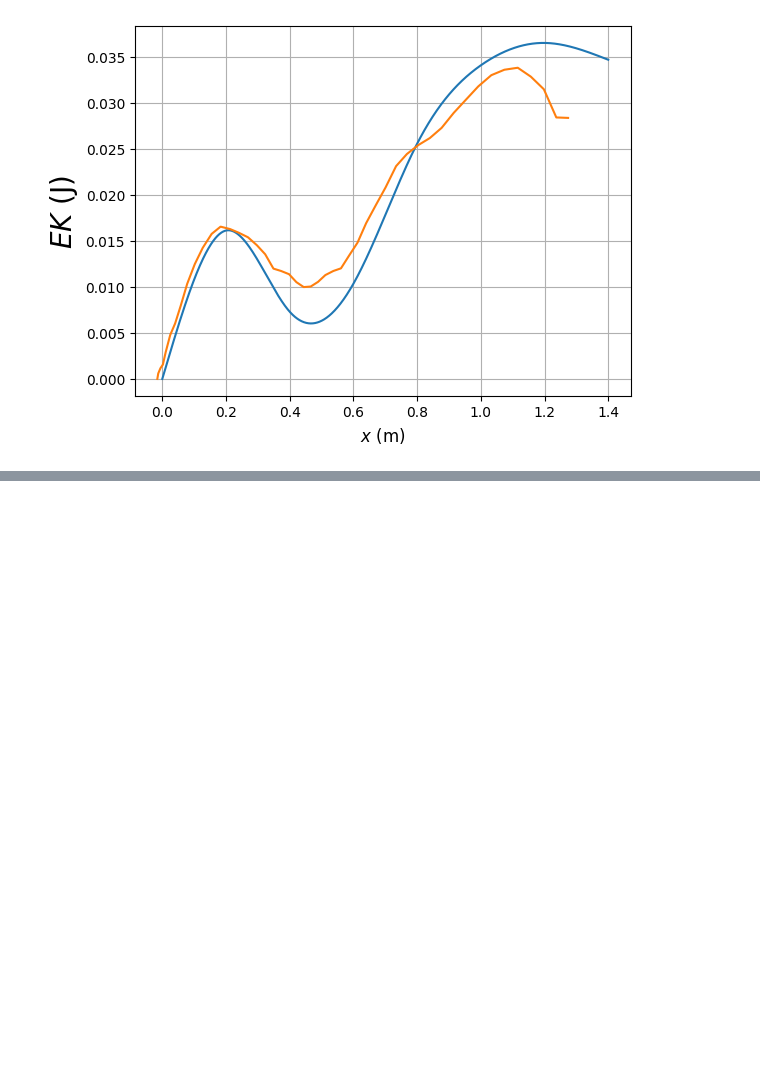
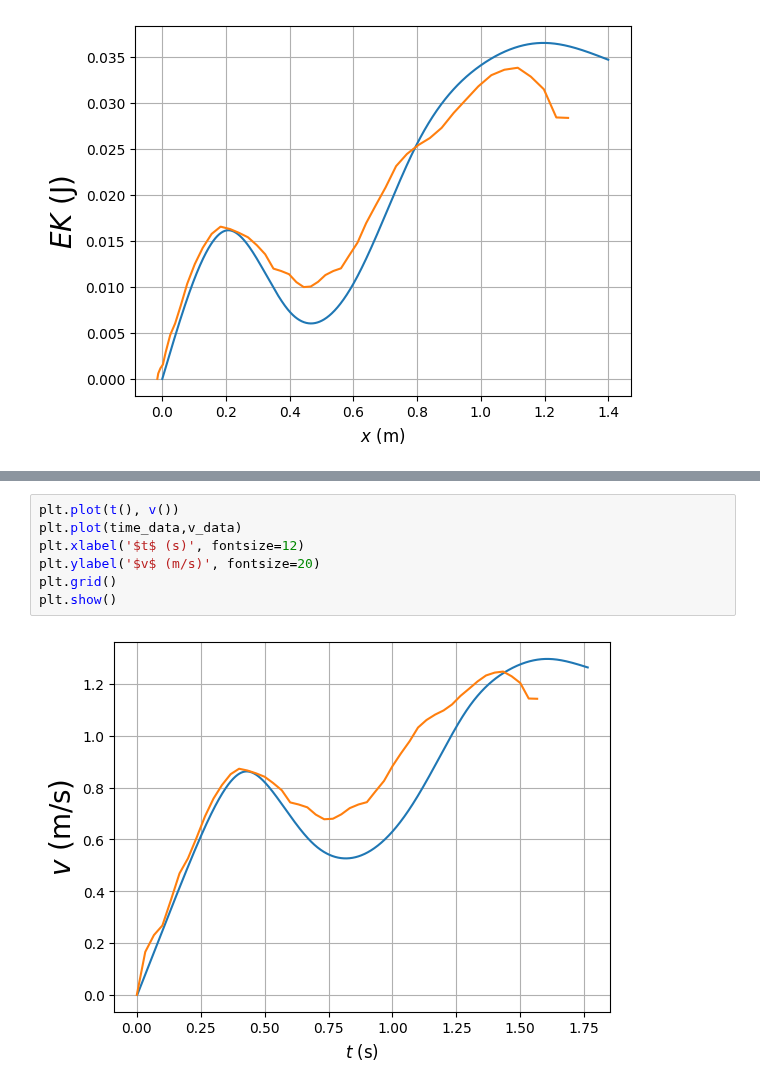
Before and after one commit to KSkrede/FysikkLab, a Jupyter notebook: FysikkLab.ipynb, the cells around one changed output, grey strips where cells are left out. Drawn from its saved outputs; the diff is of its cells as text; blank space fills up the shorter version.

Commit message:
Cleanup, added missing code from merge and time

```diff
--- a/FysikkLab.ipynb
+++ b/FysikkLab.ipynb
@@ -191,0 +251,9 @@ plt.show()
+# %%
+plt.plot(t(), v())
+plt.plot(time_data,v_data)
+plt.xlabel('$t$ (s)', fontsize=12)
+plt.ylabel('$v$ (m/s)', fontsize=20)
+plt.grid()
+plt.show()
+# %% [output]
+[figure, added]
```
Also changed, not shown: parts of 8 cells of this notebook, 1 other file.
